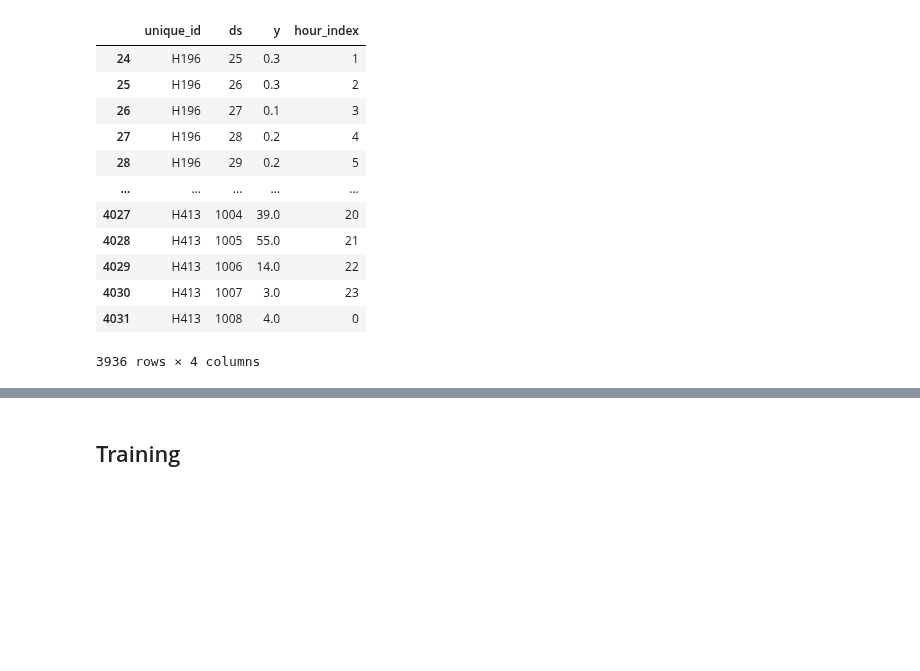
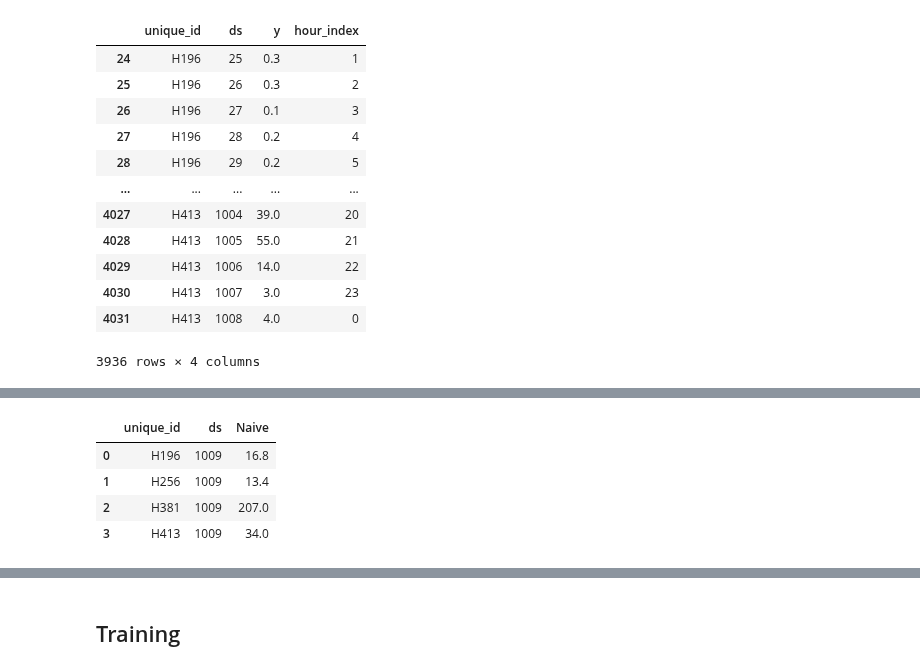
Before and after one commit to Nixtla/mlforecast, a Jupyter notebook: nbs/docs/end_to_end_walkthrough.ipynb, the cells around one changed output, grey strips where cells are left out. Drawn from its saved outputs; the diff is of its cells as text; code cells hidden in the pictures; blank space fills up the shorter version.

```diff
--- a/nbs/docs/end_to_end_walkthrough.ipynb
+++ b/nbs/docs/end_to_end_walkthrough.ipynb
@@ -202,0 +246,25 @@ prep
+# %%
+from sklearn.base import BaseEstimator
+
+class Naive(BaseEstimator):
+    def fit(self, X, y):
+        return self
+
+    def predict(self, X):
+        return X['lag1']
+# %%
+fcst = MLForecast(
+    models=[Naive()],
+    freq=1,
+    lags=[1],
+    target_transforms=[StandardScaler('unique_id', 'ds', 'y')]
+)
+fcst.fit(df, id_col='unique_id', time_col='ds', target_col='y')
+preds = fcst.predict(1)
+preds
+# %% [output]
+|  | unique_id | ds | Naive |
+| 0 | H196 | 1009 | 16.8 |
+| 1 | H256 | 1009 | 13.4 |
+| 2 | H381 | 1009 | 207.0 |
+| 3 | H413 | 1009 | 34.0 |
```
Also changed, not shown: parts of 25 cells of this notebook, 10 other files.
